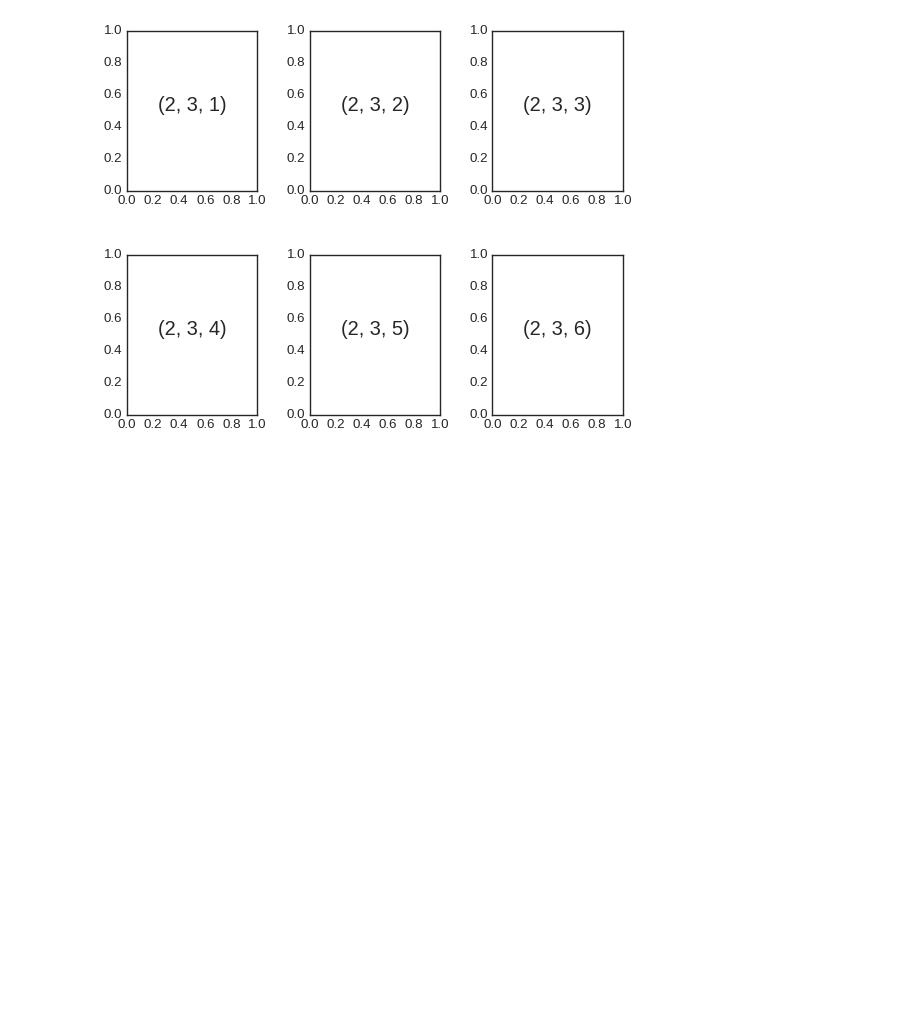
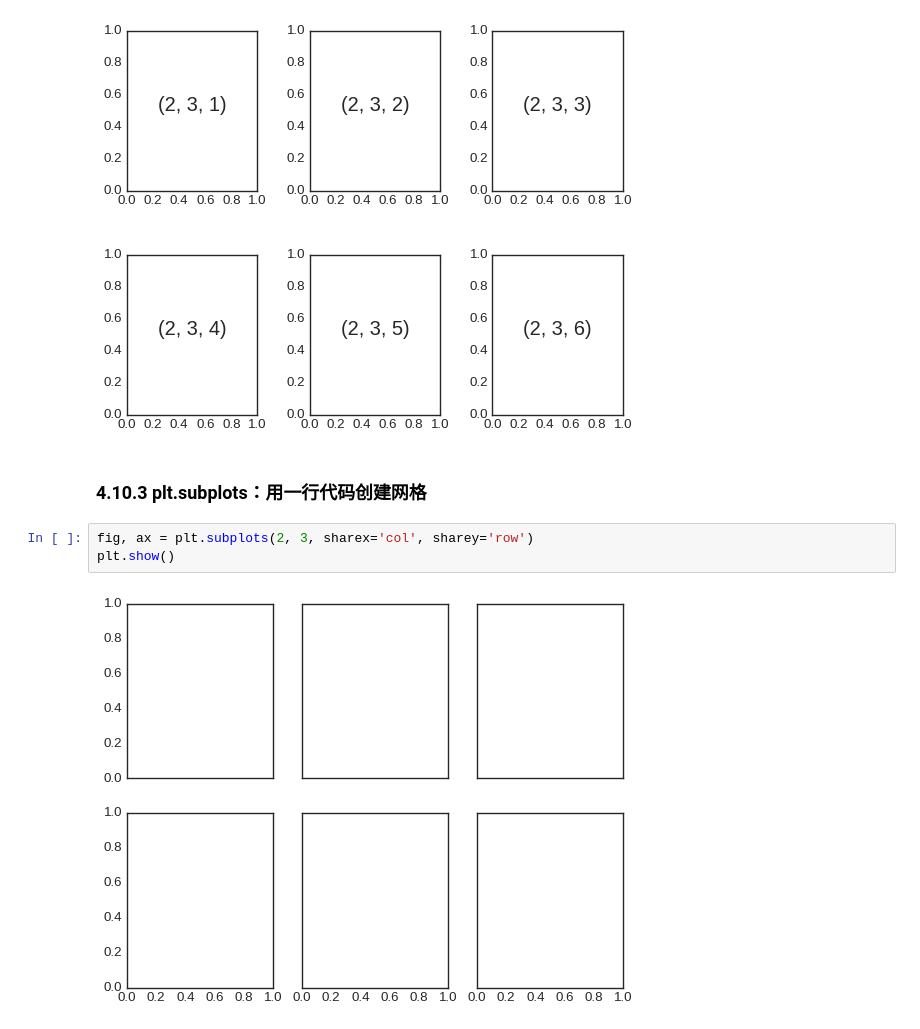
Before and after one commit to hexu1985/python-data-science-examples, a Jupyter notebook: Python.Data.Science.Handbook/code/chapter-04/chapter04.ipynb, the cells around one changed output. Cells and saved outputs as stored; diff of their text form; blank space fills up the shorter version.

```diff
--- a/Python.Data.Science.Handbook/code/chapter-04/chapter04.ipynb
+++ b/Python.Data.Science.Handbook/code/chapter-04/chapter04.ipynb
@@ -775,3 +775,10 @@ for i in range(1, 7):
 plt.show()
 # %% [output]
 [figure]
+# %% [markdown]
+### 4.10.3 plt.subplots：用一行代码创建网格
+# %%
+fig, ax = plt.subplots(2, 3, sharex='col', sharey='row')
+plt.show()
+# %% [output]
+[figure, added]
```
Also changed, not shown: parts of 15 cells of this notebook.
